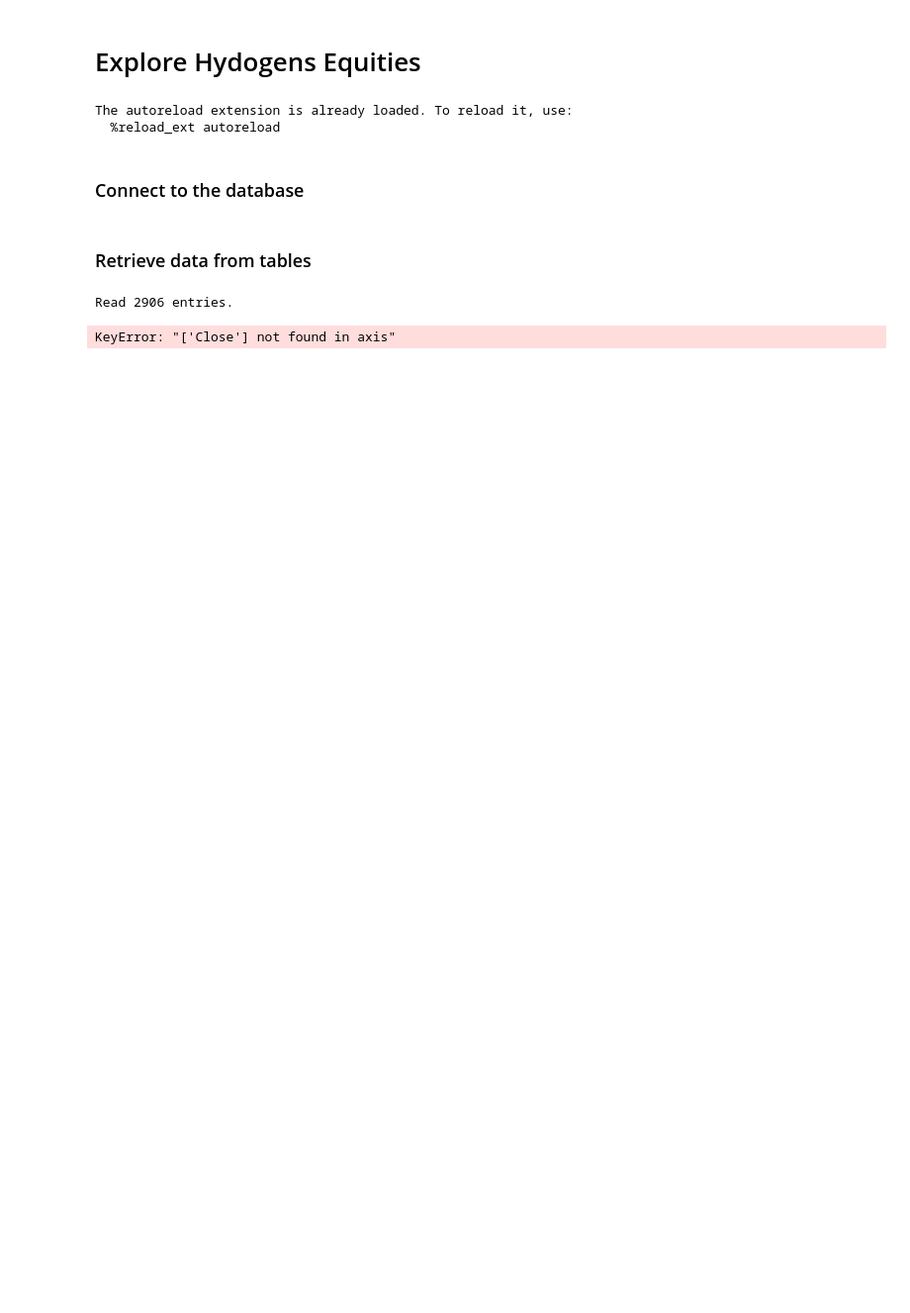
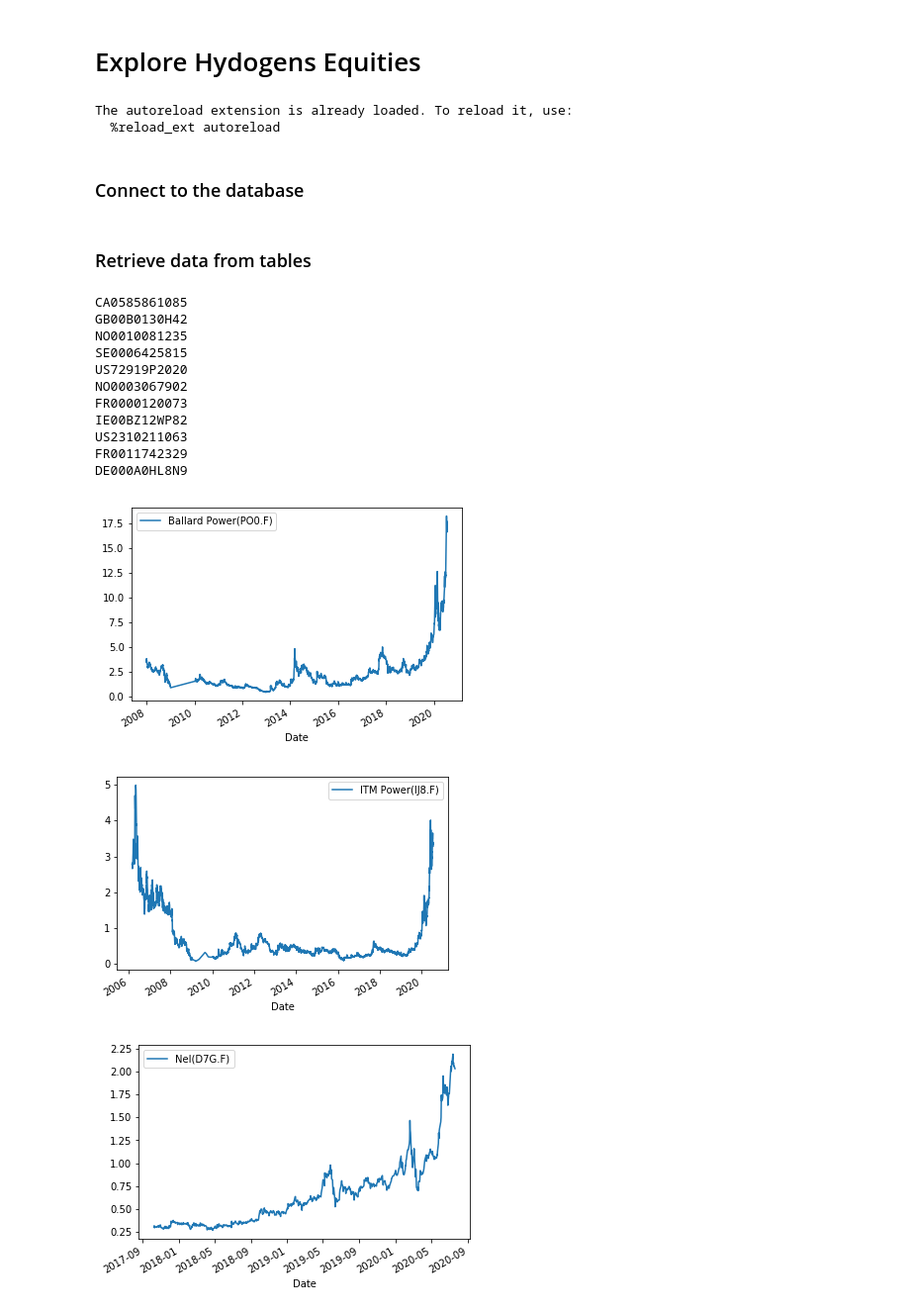
Before and after one commit to brian-heumann/book-trading-evolved, a Jupyter notebook: notebooks/explore-hydrogens.ipynb, the cells around one changed output. Shown at 99% size. Drawn from its saved outputs; the diff is of its cells as text; code cells hidden in the pictures; blank space fills up the shorter version.

```diff
--- a/notebooks/explore-hydrogens.ipynb
+++ b/notebooks/explore-hydrogens.ipynb
@@ -83,21 +79,32 @@ connection_def = "postgresql+pg8000://quotes:clue0QS-train@raspberrypi/quotes"
 engine = create_engine(connection_def)
 # %% [markdown]
 ### Retrieve data from tables
-# %%
-master_df = pd.DataFrame(index=['Date'])
-
-for asset in universe:
-    isin = asset['isin']
-    df = pd.read_sql(isin, engine, columns=['Date', 'Close'])
-    print("Read", df['Date'].count(), "entries.")
-
-    returns = df[['Date']]
-    returns[isin] = df['Close'].pct_change()
-    returns.dropna(inplace=True)
-    print(returns.head())
-    # master_df = master_df.merge( df, how='outer', left_on=master_df.index, right_on=df.index, copy=False)
-
-print(master_df.head())
-# %% [output]
-Read 2906 entries.
-KeyError: "['Close'] not found in axis"
+# %%
+import matplotlib.pyplot as plot
+import numpy as np
+
+for asset in universe:
+    isin = asset['isin']
+    name = asset['name']
+    symbol = asset['symbol']
+
+    df = pd.read_sql(isin, engine, index_col='Date', columns=['Date', 'Close'])
+    df.rename(columns={'Close': name + " (" + symbol +")"}, inplace=True)
+    print(isin)
+
+    df.plot()
+# %% [output]
+CA0585861085
+GB00B0130H42
+NO0010081235
+SE0006425815
+US72919P2020
+NO0003067902
+FR0000120073
+IE00BZ12WP82
+US2310211063
+FR0011742329
+DE000A0HL8N9
+[figure, added]
+[figure, added]
+[figure, added]
```
Also changed, not shown: parts of 3 cells of this notebook, 5 other files.
